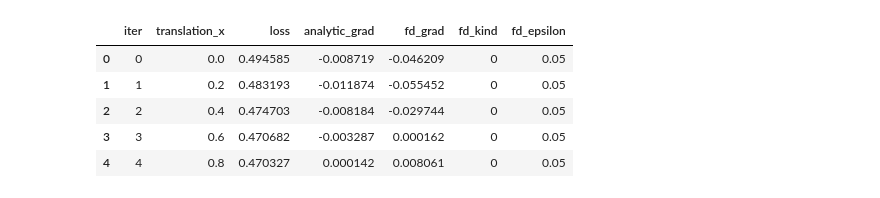
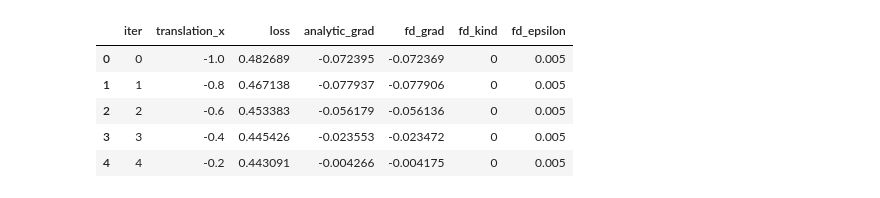
Before and after one commit to M-Gjerde/DifferentiablePointRendering, a Jupyter notebook: python/finite_difference/notebook_scatter.ipynb, the cells around one changed output. Drawn from its saved outputs; the diff is of its cells as text; code cells hidden in the pictures.

```diff
--- a/python/finite_difference/notebook_scatter.ipynb
+++ b/python/finite_difference/notebook_scatter.ipynb
@@ -1,31 +1,31 @@
 # %%
 import pandas as pd
 from pathlib import Path
 
 test = "0"
-index = "1"
+index = "0"
 parameter= "translation_x"
-scene = "simple_1"
+scene = "transmit_2"
 camera = "camera1"
 csv_path = Path(f"Output/{scene}/{parameter}/{index}/{test}/{camera}_{parameter}_sweep.csv")
 
 if not csv_path.exists():
     raise FileNotFoundError(f"CSV file not found: {csv_path}")
 
 df = pd.read_csv(csv_path)
 
 required_columns = {f"{parameter}", "loss", "analytic_grad", "fd_grad"}
 if not required_columns.issubset(df.columns):
     raise RuntimeError(f"CSV must contain columns: {required_columns}")
 
 df.head()
 # %% [output]
 |  | iter | translation_x | loss | analytic_grad | fd_grad | fd_kind | fd_epsilon |
-| 0 | 0 | 0.0 | 0.494585 | -0.008719 | -0.046209 | 0 | 0.05 |
-| 1 | 1 | 0.2 | 0.483193 | -0.011874 | -0.055452 | 0 | 0.05 |
-| 2 | 2 | 0.4 | 0.474703 | -0.008184 | -0.029744 | 0 | 0.05 |
-| 3 | 3 | 0.6 | 0.470682 | -0.003287 | 0.000162 | 0 | 0.05 |
-| 4 | 4 | 0.8 | 0.470327 | 0.000142 | 0.008061 | 0 | 0.05 |
+| 0 | 0 | -1.0 | 0.482689 | -0.072395 | -0.072369 | 0 | 0.005 |
+| 1 | 1 | -0.8 | 0.467138 | -0.077937 | -0.077906 | 0 | 0.005 |
+| 2 | 2 | -0.6 | 0.453383 | -0.056179 | -0.056136 | 0 | 0.005 |
+| 3 | 3 | -0.4 | 0.445426 | -0.023553 | -0.023472 | 0 | 0.005 |
+| 4 | 4 | -0.2 | 0.443091 | -0.004266 | -0.004175 | 0 | 0.005 |
 # %%
 
 import matplotlib.pyplot as plt
```
Also changed, not shown: parts of 7 cells of this notebook, 7 other files.
